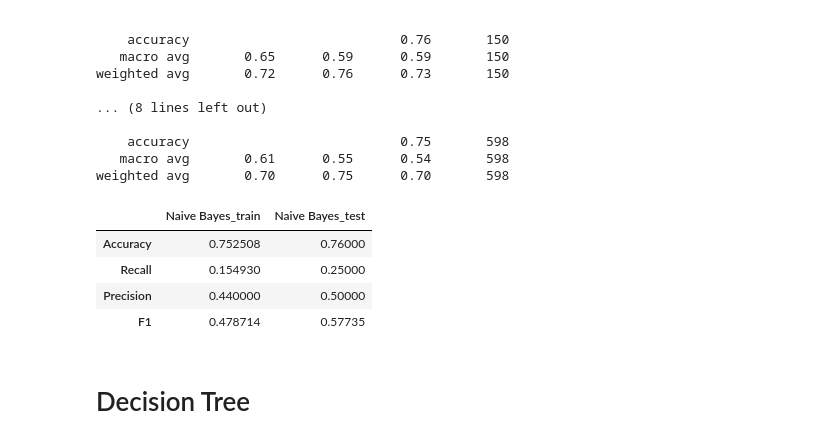
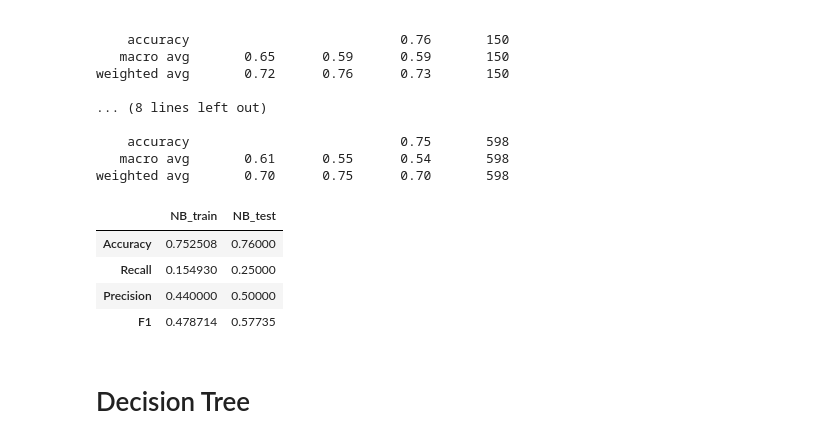
Before and after one commit to veyselaytekin1/exercises, a Jupyter notebook: machine_learning/Dojo-Projects/bloodTransfusion.ipynb, the cells around one changed output. Saved outputs shown, nothing was run; the diff lists cells and outputs as text; code cells hidden in the pictures.

```diff
--- a/machine_learning/Dojo-Projects/bloodTransfusion.ipynb
+++ b/machine_learning/Dojo-Projects/bloodTransfusion.ipynb
@@ -521,8 +523,8 @@ from imblearn.over_sampling import SMOTE , ADASYN
 
 class fonks:
     """
-    Class'ın amacı:
-    - Sıkça kullanılacak fonksiyonları oluşturmak ve kolayca çağırmak.
+    Class'in amaci:
+    - Sikça kullanilacak fonksiyonlari oluşturmak ve kolayca çağirmak.
     - Daha düzenli ve değiştirilebilir bir programlama yapmak.
     """
 
@@ -541,14 +543,14 @@ class fonks:
 
     def trainTest(X , y , test_size = 0.2 , stratify = None): # aslinda yukarida zaten train ve test olarak bölmüstük ama galina simdi Target degerlerinide ayiracaz
         """
-        Alınan datayı istenen oranda Train & Test şeklinde bölüp X_train , X_test , y_train , y_test adındaki 4 değişken döndürür.
+        Alinan datayi istenen oranda Train & Test şeklinde bölüp X_train , X_test , y_train , y_test adindaki 4 değişken döndürür.
 
         Parameters
         ----------
         data : pandas.DataFrame
             Train & Test olarak bölünecek veri seti.
         label : str, optional
-            Hedef değişkenin adı, by default 'Knowledge'.
+            Hedef değişkenin adi, by default 'Knowledge'.
         test_size : float, optional
             Test veri setinin boyutu, by default 0.2.
 
@@ -568,8 +570,8 @@ class fonks:
 
     def simple_scores(y_train, y_train_pred, y_test, y_pred, name='Model' , task = 'class'):
         """
-        Model ismini, Train ve Test'e ait tahmin ve gerçek değerleri alıp, Alınan acc, f1 ve precision skorlarını yazdırır.
-        Hem Regression hem Classification taskleri için tasarlanmıştır.
+        Model ismini, Train ve Test'e ait tahmin ve gerçek değerleri alip, Alinan acc, f1 ve precision skorlarini yazdirir.
+        Hem Regression hem Classification taskleri için tasarlanmiştir.
 
         Parameters
         ----------
@@ -582,9 +584,9 @@ class fonks:
         y_pred : pandas.DataFrame
             Test verisine ait tahmin değerleri.
         name : str optional
-            Tahmini alınan modelin ismi, by default 'Model'.
+            Tahmini alinan modelin ismi, by default 'Model'.
         task : str optional, default 'reg'
-            Görevin type'ı 'reg' or 'class'
+            Görevin type'i 'reg' or 'class'
 
         Returns
         -------
@@ -647,7 +649,7 @@ class fonks:
 
     def eval_metric(y_train, y_train_pred, y_test, y_pred, name='Model'):
         """
-        Model ismini, Train ve Test'e ait tahmin ve gerçek değerleri alıp, Confusion_matrix ve Classification_report'u yazdırır..
+        Model ismini, Train ve Test'e ait tahmin ve gerçek değerleri alip, Confusion_matrix ve Classification_report'u yazdirir..
         Sadece Classification taskleri için tasarlanmıştır.
 
 
@@ -662,9 +664,9 @@ class fonks:
         y_test_pred : pandas.DataFrame
             Test verisine ait tahmin değerleri.
         name : str optional
-            Tahmini alınan modelin ismi, by default 'Model'.
+            Tahmini alinan modelin ismi, by default 'Model'.
         task : str optional, default 'reg'
-            Görevin type'ı 'reg' or 'class'
+            Görevin type'i 'reg' or 'class'
 
         Returns
         -------
@@ -680,12 +682,15 @@ class fonks:
         print(confusion_matrix(y_train, y_train_pred))
         print(classification_report(y_train, y_train_pred))
 
+        # burda confusion matrix aslinda True positif veya false negatif gibi olan sonuclarin cevabi
+        # bunlari o tabloda sol caprazda olanla bizim icin iyi, bu caprazda olanlar dogru yapilan yerleri gösteriyor
+
 
 
     def train_test_df(y_train, y_train_pred, y_test, y_pred, name='Model' , task='classification'):
         """
-        Model ismini, Train ve Test'e ait tahmin ve gerçek değerleri alıp, Accuracy, Recall, Precision,  yazdırır..
-        Hem Regression hem Classification taskleri için tasarlanmıştır.
+        Model ismini, Train ve Test'e ait tahmin ve gerçek değerleri alip, Accuracy, Recall, Precision,  yazdirir..
+        Hem Regression hem Classification taskleri için tasarlanmiştir.
         # bu sonuclari buluyor ve en sonunda bir DataFrame haline getirip cikti veriyor
 
         Parameters
@@ -699,9 +704,9 @@ class fonks:
         y_test_pred : pandas.DataFrame
             Test verisine ait tahmin değerleri.
         name : str optional
-            Tahmini alınan modelin ismi, by default 'Model'.
+            Tahmini alinan modelin ismi, by default 'Model'.
         task : str optional, default 'reg'
-            Datamızın task'i, 'reg' or 'class'
+            Datamizin task'i, 'reg' or 'class'
 
         Returns
         -------
@@ -924,15 +934,15 @@ weighted avg       0.70      0.75      0.70       598
 # %%
 nb_acc = fonks.get_acc_score(y_test , nb_pred)
 nb_f1 = fonks.get_f1_score(y_test , nb_pred)
 nb_recall = fonks.get_recall(y_test , nb_pred)
 nb_rocauc = fonks.get_roc_auc(y_test , nb_pred)
 
 # bu bölümler en sonda karsilastirma grafigi cizerken lazim olacak
 
-nb_df = fonks.train_test_df(y_train, nb_train_pred, y_test, nb_pred, 'Naive Bayes')
+nb_df = fonks.train_test_df(y_train, nb_train_pred, y_test, nb_pred, 'NB')
 nb_df
 # %% [output]
-|  | Naive Bayes_train | Naive Bayes_test |
+|  | NB_train | NB_test |
 | Accuracy | 0.752508 | 0.76000 |
 | Recall | 0.154930 | 0.25000 |
 | Precision | 0.440000 | 0.50000 |
```
Also changed, not shown: parts of 32 cells of this notebook.
